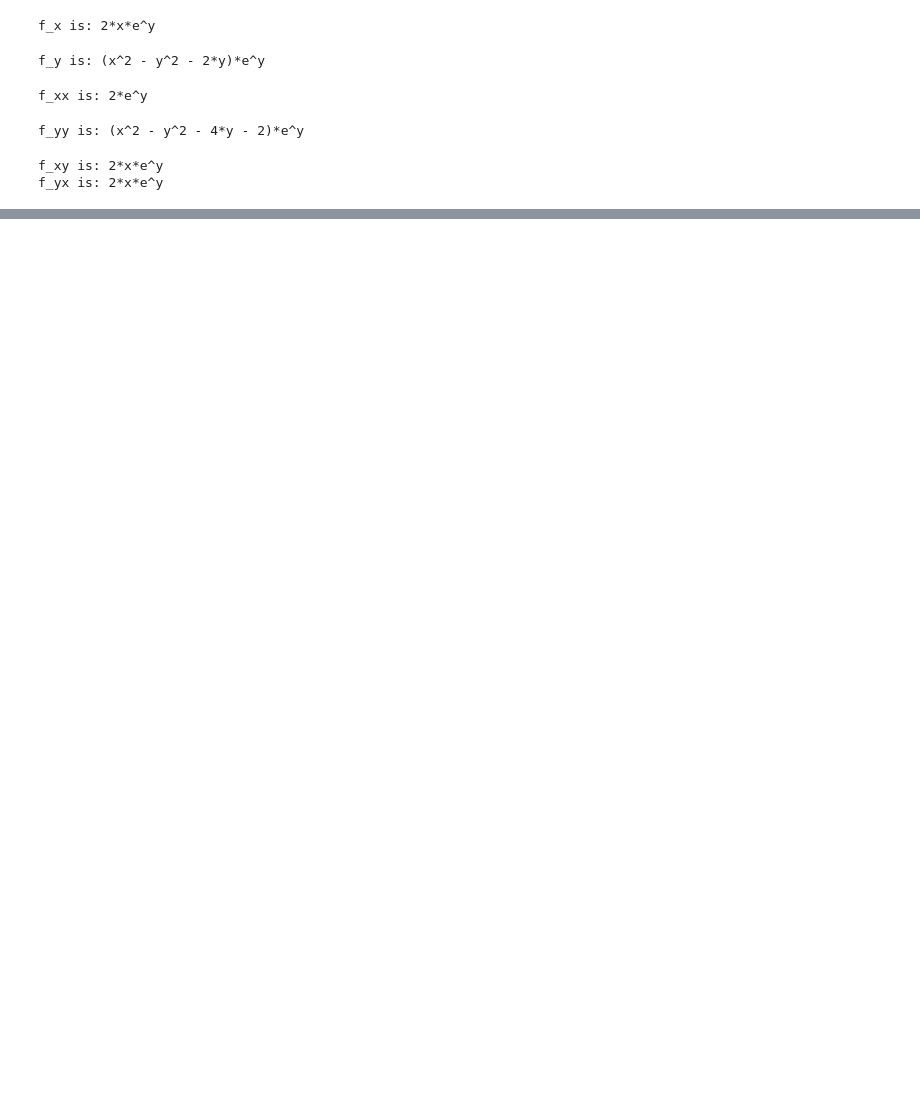
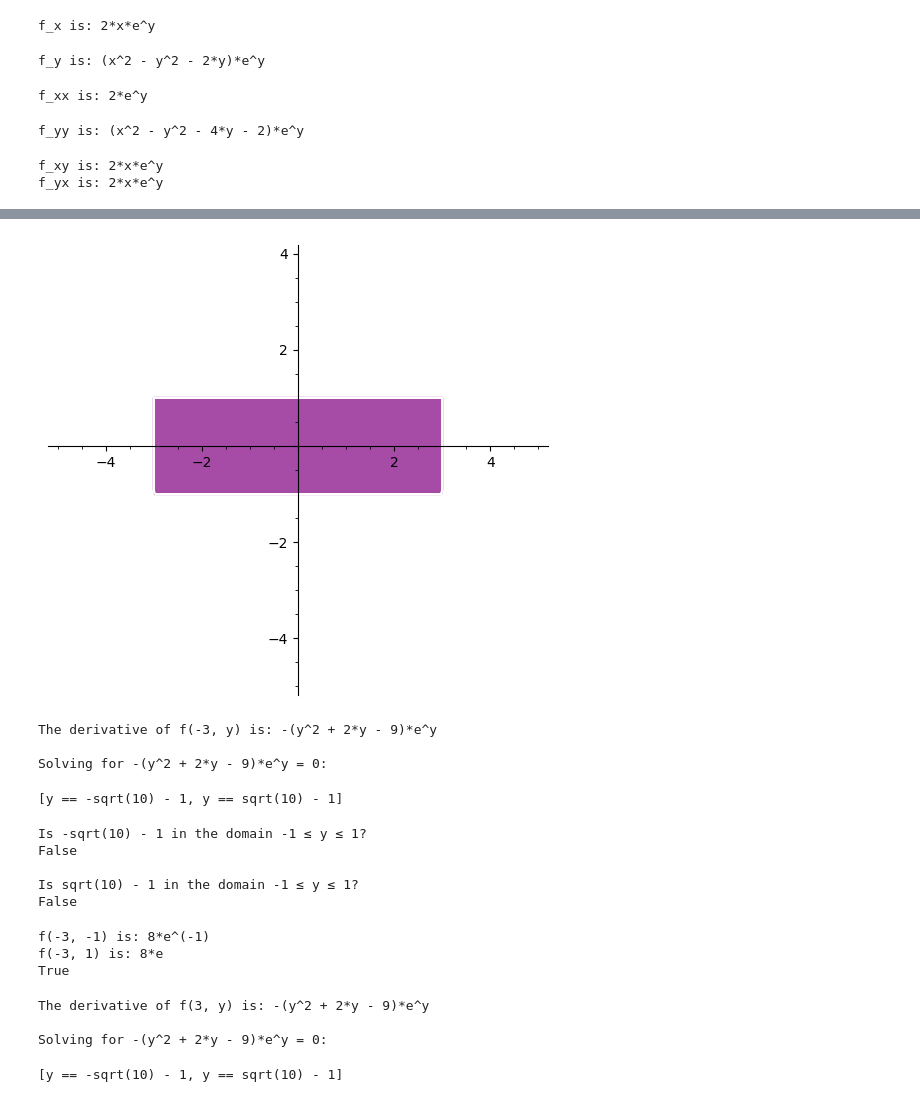
Before and after one commit to hammondutra/cs111_assignments, a Jupyter notebook: Skill Builder Week 7.ipynb, the cells around one changed output, grey strips where cells are left out. Saved outputs shown, nothing was run; the diff lists cells and outputs as text; code cells hidden in the pictures; blank space fills up the shorter version.

Commit message:
Added Exercises on Multivariable Optimization

```diff
--- a/Skill Builder Week 7.ipynb
+++ b/Skill Builder Week 7.ipynb
@@ -46,0 +92,68 @@ f_yx is: 2*x*e^y
+# %%
+P1 = region_plot([x>=-3, x<=3, y>=-1, y<= 1], (x, -5, 5), (y, -5, 4), incol="purple", alpha=0.7, legend_label=r"-3 ≤ x ≤ 3, -1 ≤ y ≤ 1")
+
+show_all = P1
+
+show_all.show()
+# %% [output]
+[figure, added]
+# %%
+# Exercise (d) - Analyzing boundary x = -3
+
+# Calculating the optimal points over the boundary x = -3
+bound_minus_3(y) = (9 - y^2)*e^y
+
+bound_minus_3_prime = bound_minus_3.diff(y).full_simplify()
+print(f"The derivative of f(-3, y) is: {bound_minus_3_prime}\n")
+
+print(f"Solving for {bound_minus_3_prime} = 0:")
+solve([bound_minus_3_prime], y)
+# %% [output]
+The derivative of f(-3, y) is: -(y^2 + 2*y - 9)*e^y
+
+Solving for -(y^2 + 2*y - 9)*e^y = 0:
+[y == -sqrt(10) - 1, y == sqrt(10) - 1]
+# %%
+# Checking if the point (-3, -sqrt(10) - 1) is in the domain of f(x, y)
+print("Is -sqrt(10) - 1 in the domain -1 ≤ y ≤ 1?")
+print(bool(-1 <= -sqrt(10)-1 <= 1))
+
+# Checking if the point (-3, sqrt(10) - 1) is in the domain of f(x, y)
+print("\nIs sqrt(10) - 1 in the domain -1 ≤ y ≤ 1?")
+print(bool(-1 <= sqrt(10)-1 <= 1))
+# %% [output]
+Is -sqrt(10) - 1 in the domain -1 ≤ y ≤ 1?
+False
+
+Is sqrt(10) - 1 in the domain -1 ≤ y ≤ 1?
+False
+# %%
+# Calculating f(-3, y) at the boundaries of the domain
+
+# First, at (-3, -1)
+print(f"f(-3, -1) is: {bound_minus_3(-1)}")
+
+# Second, at (-3, 1)
+print(f"f(-3, 1) is: {bound_minus_3(1)}")
+
+print(bool(bound_minus_3(-1) < bound_minus_3(1)))
+# %% [output]
+f(-3, -1) is: 8*e^(-1)
+f(-3, 1) is: 8*e
+True
+# %%
+# Exercise (d) - Analyzing boundary x = 3
+
+# Calculating the optimal points over the boundary x = 3
+bound_plus_3(y) = (9 - y^2)*e^y
+
+bound_plus_3_prime = bound_plus_3.diff(y).full_simplify()
+print(f"The derivative of f(3, y) is: {bound_plus_3_prime}\n")
+
+print(f"Solving for {bound_plus_3_prime} = 0:")
+solve([bound_plus_3_prime], y)
+# %% [output]
+The derivative of f(3, y) is: -(y^2 + 2*y - 9)*e^y
+
+Solving for -(y^2 + 2*y - 9)*e^y = 0:
+[y == -sqrt(10) - 1, y == sqrt(10) - 1]
```
Also changed, not shown: parts of 15 cells of this notebook.
